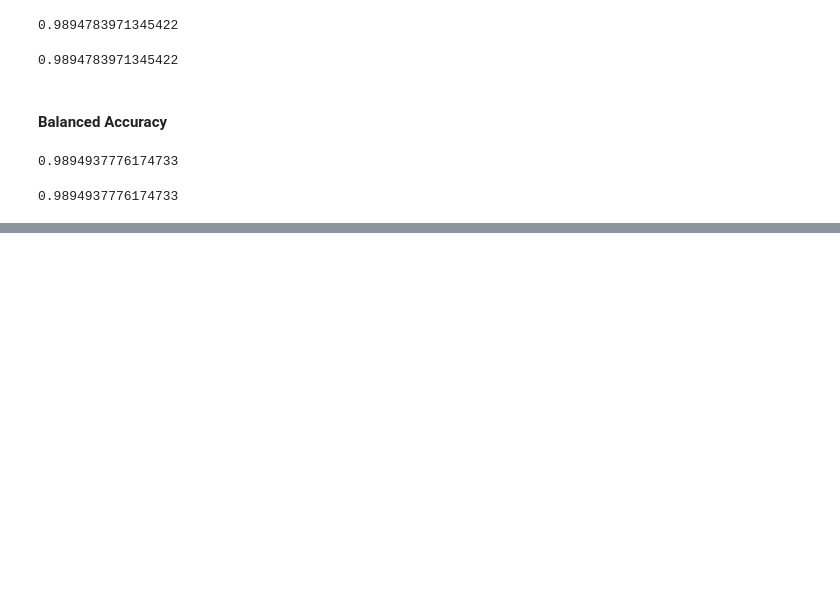
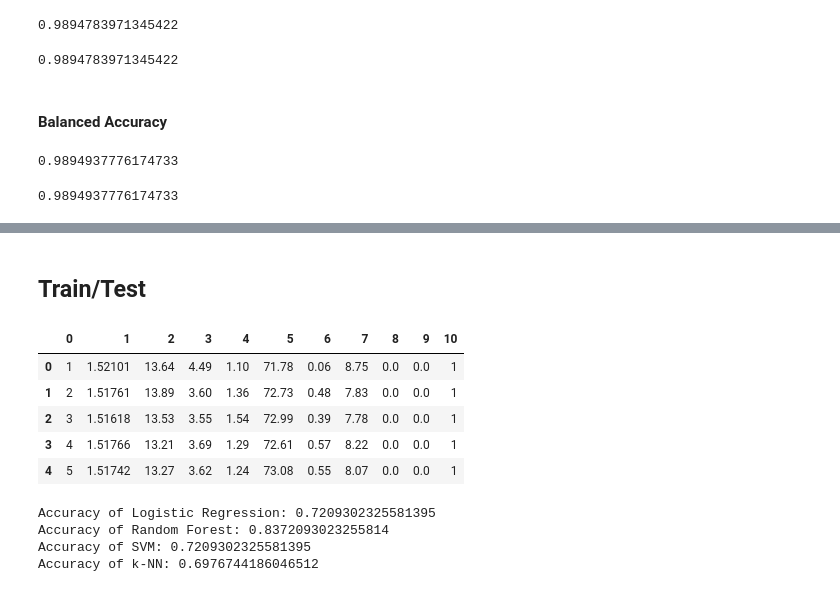
Before and after one commit to zoisboukouvalas/MachineLearningEvaluation_TowardsReliableResponsibleAI, a Jupyter notebook: Part I_Preliminary Considerations/Chapter-4-Traditional-Machine-Learning-Evaluation/Traditional-Machine-Learning-Evaluation.ipynb, the cells around one changed output, grey strips where cells are left out. Drawn from its saved outputs; the diff is of its cells as text; code cells hidden in the pictures; blank space fills up the shorter version.

```diff
--- a/Part I_Preliminary Considerations/Chapter-4-Traditional-Machine-Learning-Evaluation/Traditional-Machine-Learning-Evaluation.ipynb
+++ b/Part I_Preliminary Considerations/Chapter-4-Traditional-Machine-Learning-Evaluation/Traditional-Machine-Learning-Evaluation.ipynb
@@ -236,0 +258,14 @@ balanced_accuracy_score(y_test2, best_svc.predict(X_test2))
+# %% [markdown]
+## Train/Test
+# %%
+import pandas as pd
+link = "https://archive.ics.uci.edu/ml/machine-learning-databases/glass/glass.data"
+data = pd.read_csv(link, header=None, na_values="?")
+data.head()
+# %% [output]
+|  | 0 | 1 | 2 | 3 | 4 | 5 | 6 | 7 | 8 | 9 | 10 |
+| 0 | 1 | 1.52101 | 13.64 | 4.49 | 1.10 | 71.78 | 0.06 | 8.75 | 0.0 | 0.0 | 1 |
+| 1 | 2 | 1.51761 | 13.89 | 3.60 | 1.36 | 72.73 | 0.48 | 7.83 | 0.0 | 0.0 | 1 |
+| 2 | 3 | 1.51618 | 13.53 | 3.55 | 1.54 | 72.99 | 0.39 | 7.78 | 0.0 | 0.0 | 1 |
+| 3 | 4 | 1.51766 | 13.21 | 3.69 | 1.29 | 72.61 | 0.57 | 8.22 | 0.0 | 0.0 | 1 |
+| 4 | 5 | 1.51742 | 13.27 | 3.62 | 1.24 | 73.08 | 0.55 | 8.07 | 0.0 | 0.0 | 1 |
@@ -236,0 +282,37 @@ balanced_accuracy_score(y_test2, best_svc.predict(X_test2))
+# %%
+from sklearn.model_selection import train_test_split, GridSearchCV
+from sklearn.preprocessing import StandardScaler
+from sklearn.metrics import accuracy_score
+from sklearn.linear_model import LogisticRegression
+from sklearn.ensemble import RandomForestClassifier
+from sklearn.svm import SVC
+from sklearn.neighbors import KNeighborsClassifier
+import xgboost as xgb
+
+# Assuming X, y are your features and labels
+X_train1, X_test1, y_train1, y_test1 = train_test_split(X, y, test_size=0.2, random_state=42)
+
+# Scaling the features
+scaler = StandardScaler()
+X_train1 = scaler.fit_transform(X_train1)
+X_test1 = scaler.transform(X_test1)
+
+# Create classifiers
+classifiers = {
+    'Logistic Regression': LogisticRegression(max_iter=1000),
+    'Random Forest': RandomForestClassifier(),
+    'SVM': SVC(),
+    'k-NN': KNeighborsClassifier()
+
+}
+
+# Train and evaluate
+for name, clf in classifiers.items():
+    clf.fit(X_train1, y_train1)
+    y_pred = clf.predict(X_test1)
+    print(f'Accuracy of {name}: {accuracy_score(y_test1, y_pred)}')
+# %% [output]
+Accuracy of Logistic Regression: 0.7209302325581395
+Accuracy of Random Forest: 0.8372093023255814
+Accuracy of SVM: 0.7209302325581395
+Accuracy of k-NN: 0.6976744186046512
```
Also changed, not shown: parts of 44 cells of this notebook, 1 other file.
